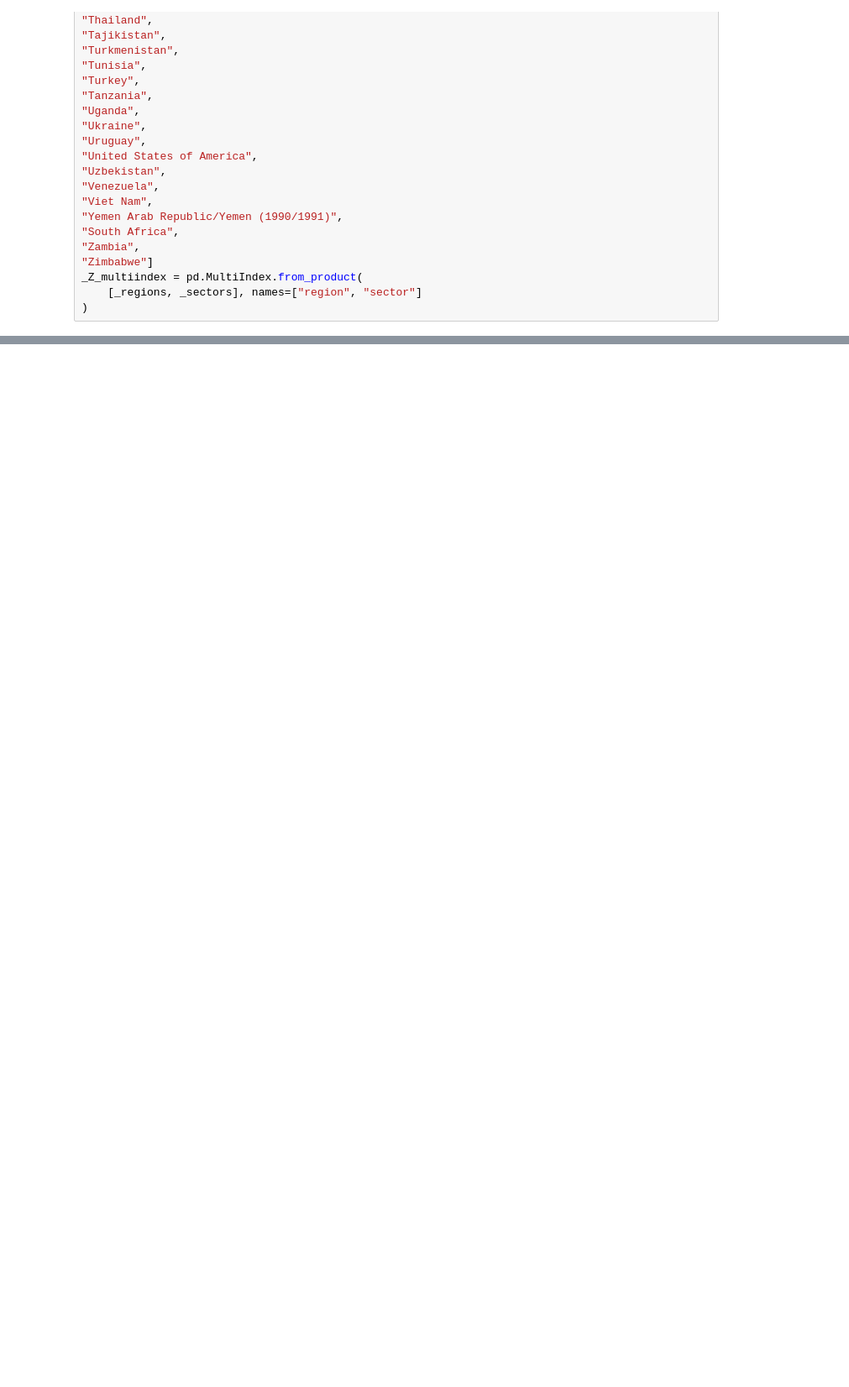
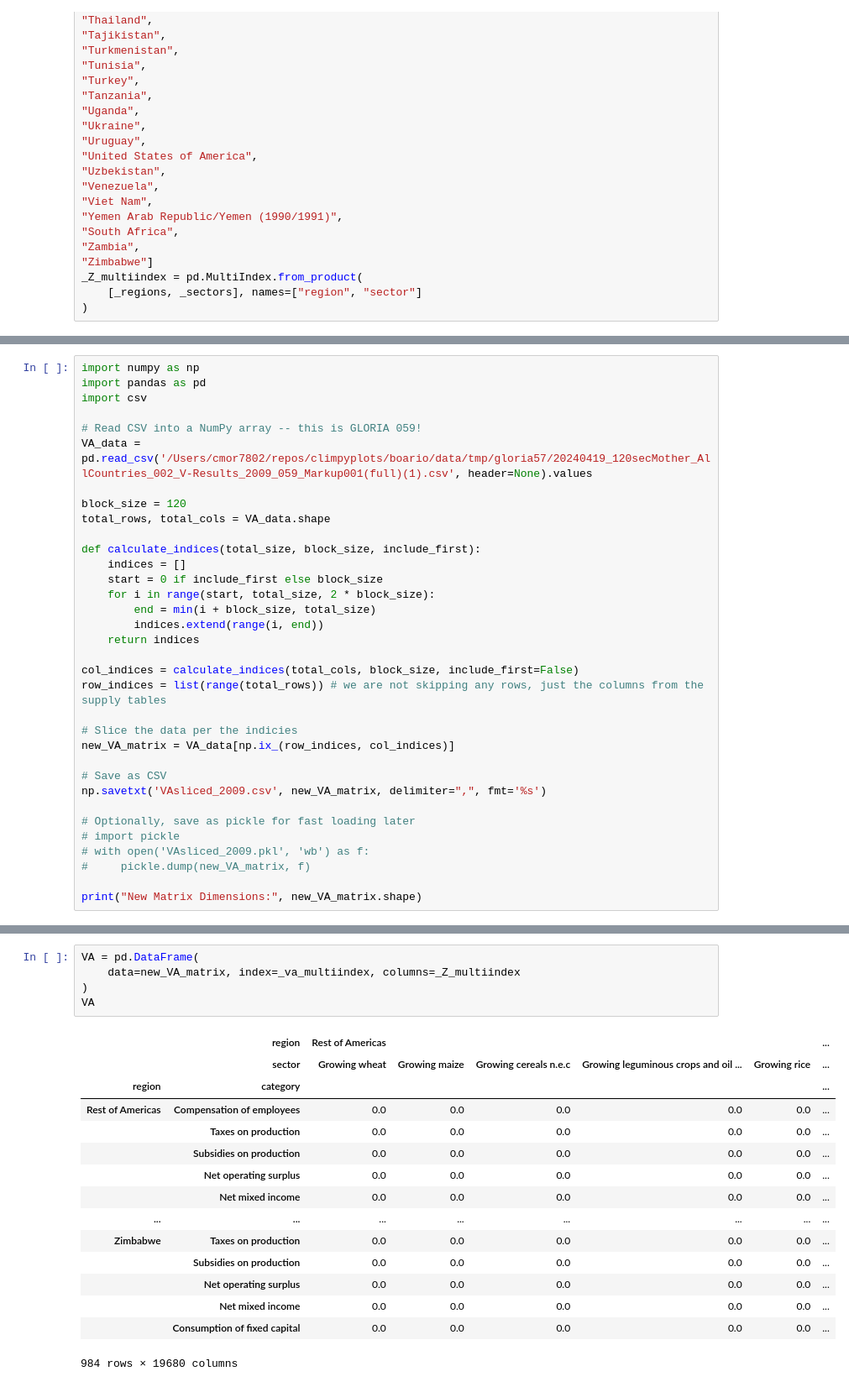
Before and after one commit to camillejmora/climpyplots, a Jupyter notebook: boario/impacts_boario.ipynb, the cells around one changed output, grey strips where cells are left out. Shown at 84% size. Cells and saved outputs as stored; diff of their text form; blank space fills up the shorter version.

```diff
--- a/boario/impacts_boario.ipynb
+++ b/boario/impacts_boario.ipynb
@@ -765,0 +892,34 @@ print("New Matrix Dimensions:", new_Z_matrix.shape)
+# %%
+import numpy as np
+import pandas as pd
+import csv
+
+# Read CSV into a NumPy array -- this is GLORIA 059!
+VA_data = pd.read_csv('/Users/cmor7802/repos/climpyplots/boario/data/tmp/gloria57/20240419_120secMother_AllCountries_002_V-Results_2009_059_Markup001(full)(1).csv', header=None).values
+
+block_size = 120
+total_rows, total_cols = VA_data.shape
+
+def calculate_indices(total_size, block_size, include_first):
+    indices = []
+    start = 0 if include_first else block_size
+    for i in range(start, total_size, 2 * block_size):
+        end = min(i + block_size, total_size)
+        indices.extend(range(i, end))
+    return indices
+
+col_indices = calculate_indices(total_cols, block_size, include_first=False)
+row_indices = list(range(total_rows)) # we are not skipping any rows, just the columns from the supply tables
+
+# Slice the data per the indicies
+new_VA_matrix = VA_data[np.ix_(row_indices, col_indices)]
+
+# Save as CSV
+np.savetxt('VAsliced_2009.csv', new_VA_matrix, delimiter=",", fmt='%s')
+
+# Optionally, save as pickle for fast loading later
+# import pickle
+# with open('VAsliced_2009.pkl', 'wb') as f:
+#     pickle.dump(new_VA_matrix, f)
+
+print("New Matrix Dimensions:", new_VA_matrix.shape)
@@ -765,0 +928,21 @@ print("New Matrix Dimensions:", new_Z_matrix.shape)
+# %%
+VA = pd.DataFrame(
+    data=new_VA_matrix, index=_va_multiindex, columns=_Z_multiindex
+)
+VA
+# %% [output]
+|  | region | Rest of Americas |  |  |  |  | ... |
+|  | sector | Growing wheat | Growing maize | Growing cereals n.e.c | Growing leguminous crops and oil ... | Growing rice | ... |
+| region | category |  |  |  |  |  | ... |
+| Rest of Americas | Compensation of employees | 0.0 | 0.0 | 0.0 | 0.0 | 0.0 | ... |
+|  | Taxes on production | 0.0 | 0.0 | 0.0 | 0.0 | 0.0 | ... |
+|  | Subsidies on production | 0.0 | 0.0 | 0.0 | 0.0 | 0.0 | ... |
+|  | Net operating surplus | 0.0 | 0.0 | 0.0 | 0.0 | 0.0 | ... |
+|  | Net mixed income | 0.0 | 0.0 | 0.0 | 0.0 | 0.0 | ... |
+| ... | ... | ... | ... | ... | ... | ... | ... |
+| Zimbabwe | Taxes on production | 0.0 | 0.0 | 0.0 | 0.0 | 0.0 | ... |
+|  | Subsidies on production | 0.0 | 0.0 | 0.0 | 0.0 | 0.0 | ... |
+|  | Net operating surplus | 0.0 | 0.0 | 0.0 | 0.0 | 0.0 | ... |
+|  | Net mixed income | 0.0 | 0.0 | 0.0 | 0.0 | 0.0 | ... |
+|  | Consumption of fixed capital | 0.0 | 0.0 | 0.0 | 0.0 | 0.0 | ... |
+984 rows × 19680 columns
```
Also changed, not shown: parts of 12 cells of this notebook.
